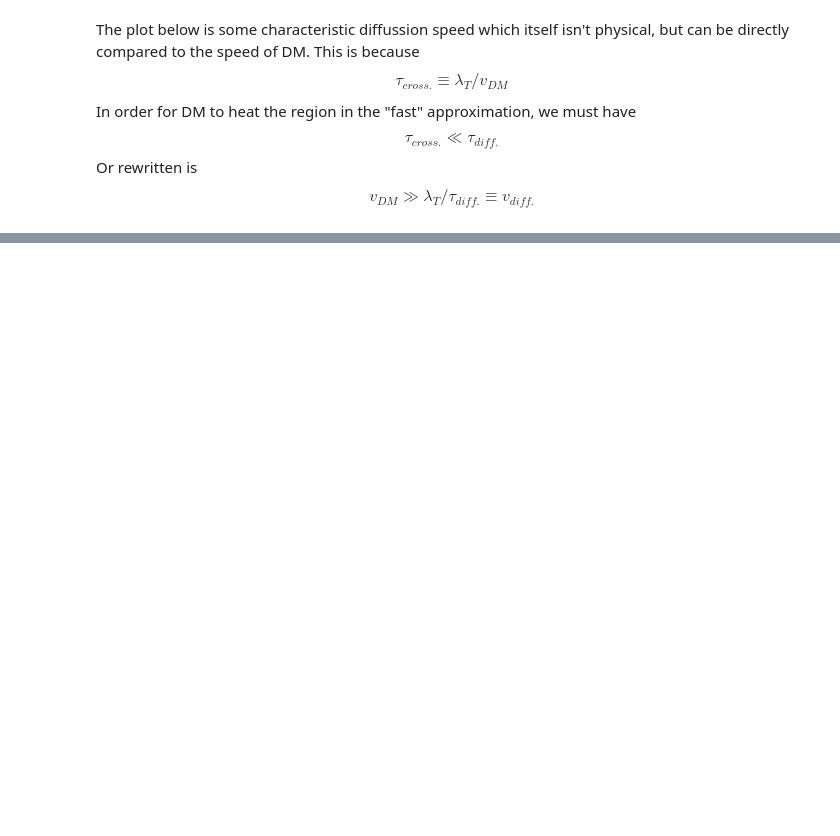
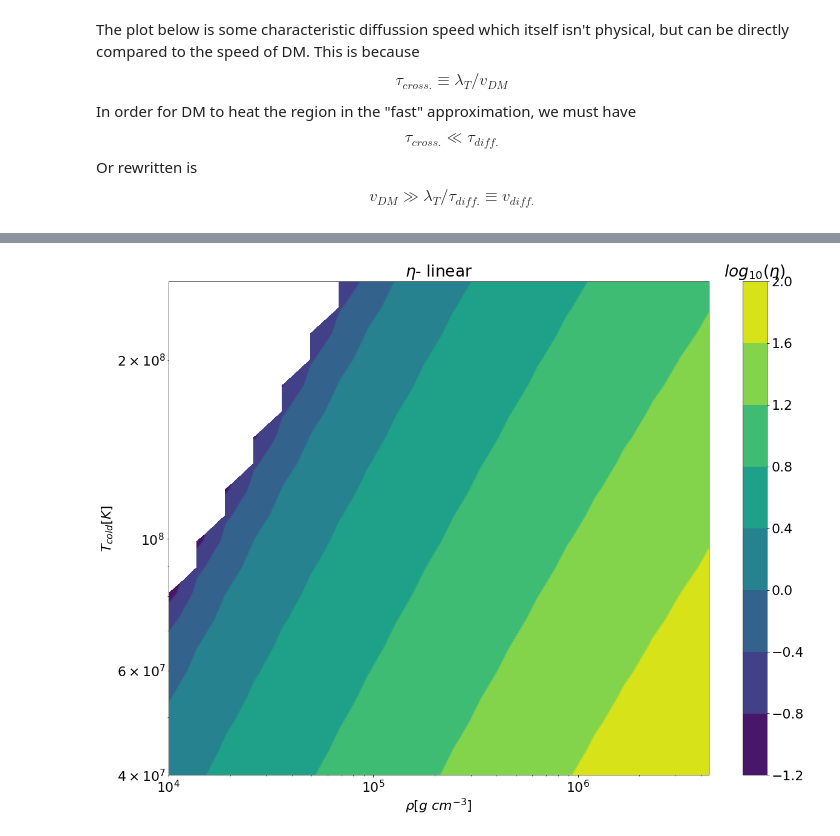
Before and after one commit to ZachAJohnson/dm-helium-flash, a Jupyter notebook: notebooks/Diffusion.ipynb, the cells around one changed output, grey strips where cells are left out. Cells and saved outputs as stored; diff of their text form; code cells hidden in the pictures; blank space fills up the shorter version.

```diff
--- a/notebooks/Diffusion.ipynb
+++ b/notebooks/Diffusion.ipynb
@@ -104,0 +142,22 @@ plt.show()
+# %%
+width_type= 'linear'
+eta = lambda rho,T: np.log10(deflag(rho,T,thermal_width=width_type).get_properties(T)[5])
+eta_f = np.vectorize(eta)
+
+Eta = eta_f(R,T)
+# %%
+fig, ax = plt.subplots()
+
+ax.contour(R,T,Eta)
+fill=ax.contourf(R,T,Eta)
+cbar = fig.colorbar(fill)
+cbar.ax.set_title(r'$log_{10}(\eta)$')
+
+ax.set_xscale('log')
+ax.set_yscale('log')
+ax.set_title(r"$\eta$- {}".format(width_type))
+ax.set_xlabel(r'$\rho [g\ cm^{-3}] $')
+ax.set_ylabel(r'$T_{cold} [K] $')
+plt.show()
+# %% [output]
+[figure, added]
```
Also changed, not shown: parts of 8 cells of this notebook, 2 other files.
